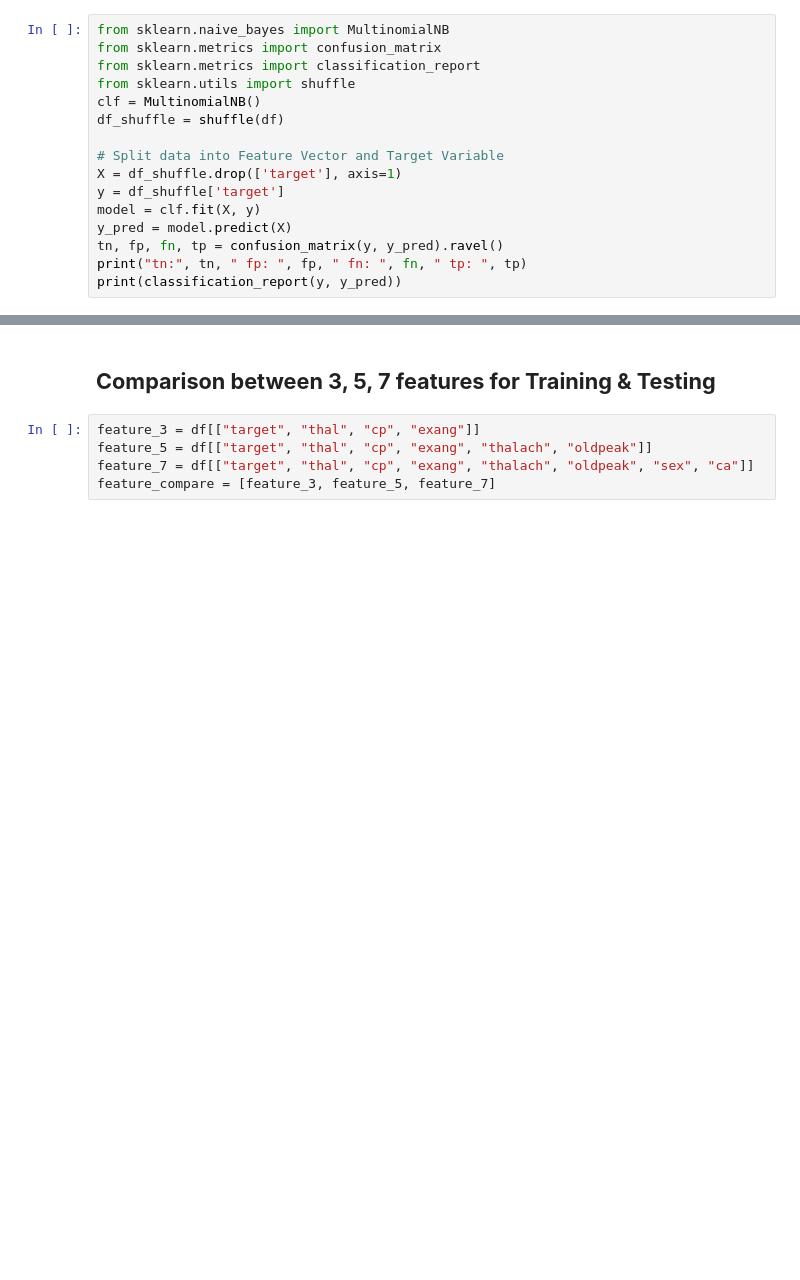
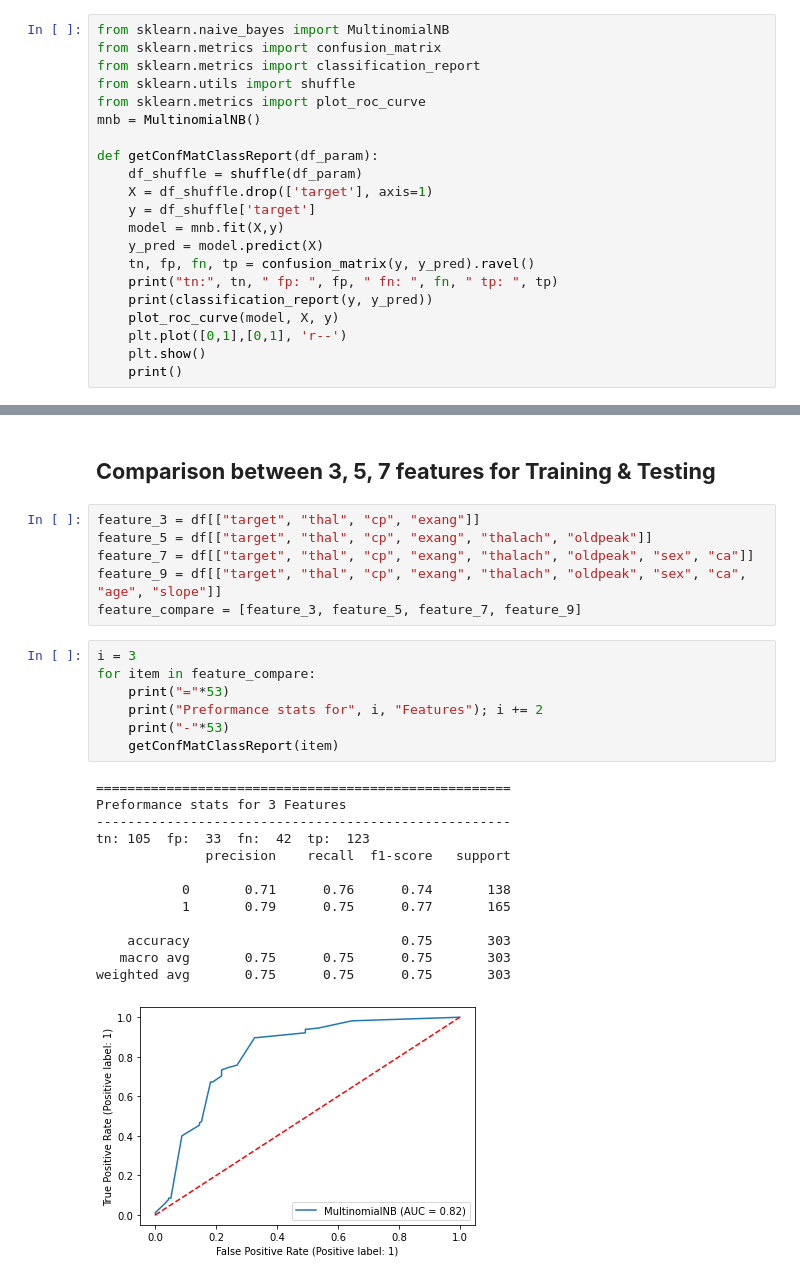
Before and after one commit to jonleesy/F21DLHeartDiseaseClassification, a Jupyter notebook: Model/HeartDisease.ipynb, the cells around one changed output, grey strips where cells are left out. Saved outputs shown, nothing was run; the diff lists cells and outputs as text; blank space fills up the shorter version.

```diff
--- a/Model/HeartDisease.ipynb
+++ b/Model/HeartDisease.ipynb
@@ -121,14 +138,19 @@ from sklearn.naive_bayes import MultinomialNB
 from sklearn.metrics import confusion_matrix
 from sklearn.metrics import classification_report
 from sklearn.utils import shuffle
-clf = MultinomialNB()
-df_shuffle = shuffle(df)
+from sklearn.metrics import plot_roc_curve
+mnb = MultinomialNB()
 
-# Split data into Feature Vector and Target Variable
-X = df_shuffle.drop(['target'], axis=1)
-y = df_shuffle['target']
-model = clf.fit(X, y)
-y_pred = model.predict(X)
-tn, fp, fn, tp = confusion_matrix(y, y_pred).ravel()
-print("tn:", tn, " fp: ", fp, " fn: ", fn, " tp: ", tp)
-print(classification_report(y, y_pred))
+def getConfMatClassReport(df_param):
+    df_shuffle = shuffle(df_param)
+    X = df_shuffle.drop(['target'], axis=1)
+    y = df_shuffle['target']
+    model = mnb.fit(X,y)
+    y_pred = model.predict(X)
+    tn, fp, fn, tp = confusion_matrix(y, y_pred).ravel()
+    print("tn:", tn, " fp: ", fp, " fn: ", fn, " tp: ", tp)
+    print(classification_report(y, y_pred))
+    plot_roc_curve(model, X, y)
+    plt.plot([0,1],[0,1], 'r--')
+    plt.show()
+    print()
@@ -155,4 +175,26 @@ plt.show()
 feature_3 = df[["target", "thal", "cp", "exang"]]
 feature_5 = df[["target", "thal", "cp", "exang", "thalach", "oldpeak"]]
 feature_7 = df[["target", "thal", "cp", "exang", "thalach", "oldpeak", "sex", "ca"]]
-feature_compare = [feature_3, feature_5, feature_7]
+feature_9 = df[["target", "thal", "cp", "exang", "thalach", "oldpeak", "sex", "ca", "age", "slope"]]
+feature_compare = [feature_3, feature_5, feature_7, feature_9]
+# %%
+i = 3
+for item in feature_compare:
+    print("="*53)
+    print("Preformance stats for", i, "Features"); i += 2
+    print("-"*53)
+    getConfMatClassReport(item)
+# %% [output]
+=====================================================
+Preformance stats for 3 Features
+-----------------------------------------------------
+tn: 105  fp:  33  fn:  42  tp:  123
+              precision    recall  f1-score   support
+
+           0       0.71      0.76      0.74       138
+           1       0.79      0.75      0.77       165
+
+    accuracy                           0.75       303
+   macro avg       0.75      0.75      0.75       303
+weighted avg       0.75      0.75      0.75       303
+[figure, added]
```
Also changed, not shown: parts of 7 cells of this notebook.
